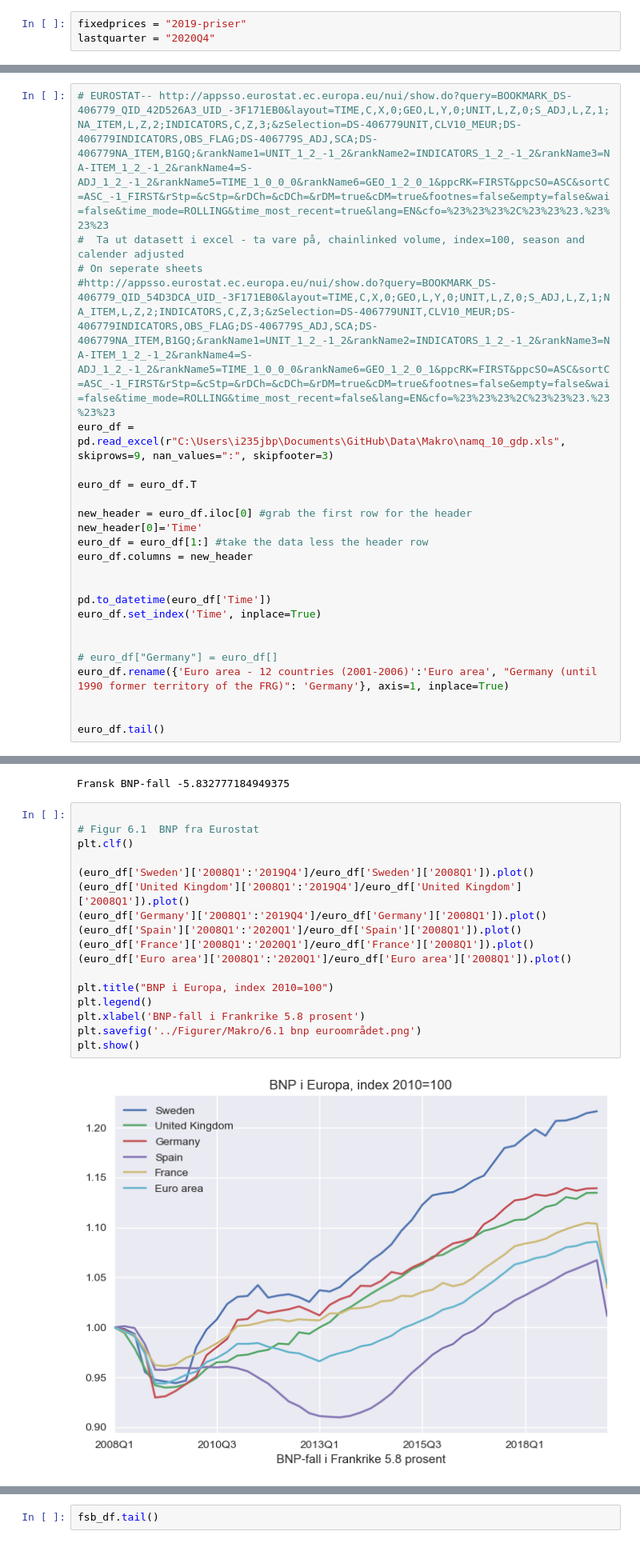
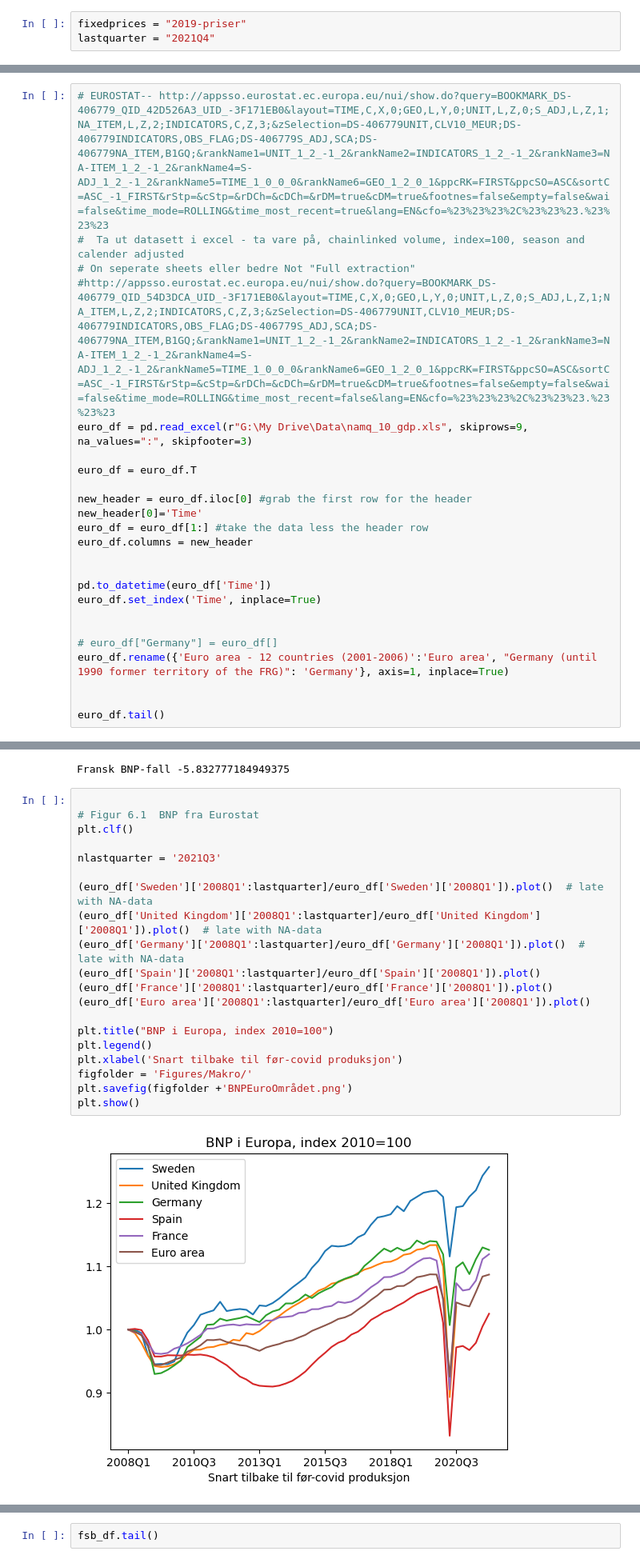
Before and after one commit to DataScienceLead/RealInvestment, a Jupyter notebook: makrofigures.ipynb, the cells around one changed output, grey strips where cells are left out. Shown at 80% size. Saved outputs shown, nothing was run; the diff lists cells and outputs as text.

```diff
--- a/makrofigures.ipynb
+++ b/makrofigures.ipynb
@@ -24,6 +24,6 @@ sns.__version__, pd.__version__
 # %%
 fixedprices = "2019-priser"
-lastquarter = "2020Q4"
+lastquarter = "2021Q4"
 # %% [markdown]
 <h2>National accounts</h2>
 Source: Statitics Norway
@@ -906,9 +1036,9 @@ plt.show()
 # %%
 # EUROSTAT-- http://appsso.eurostat.ec.europa.eu/nui/show.do?query=BOOKMARK_DS-406779_QID_42D526A3_UID_-3F171EB0&layout=TIME,C,X,0;GEO,L,Y,0;UNIT,L,Z,0;S_ADJ,L,Z,1;NA_ITEM,L,Z,2;INDICATORS,C,Z,3;&zSelection=DS-406779UNIT,CLV10_MEUR;DS-406779INDICATORS,OBS_FLAG;DS-406779S_ADJ,SCA;DS-406779NA_ITEM,B1GQ;&rankName1=UNIT_1_2_-1_2&rankName2=INDICATORS_1_2_-1_2&rankName3=NA-ITEM_1_2_-1_2&rankName4=S-ADJ_1_2_-1_2&rankName5=TIME_1_0_0_0&rankName6=GEO_1_2_0_1&ppcRK=FIRST&ppcSO=ASC&sortC=ASC_-1_FIRST&rStp=&cStp=&rDCh=&cDCh=&rDM=true&cDM=true&footnes=false&empty=false&wai=false&time_mode=ROLLING&time_most_recent=true&lang=EN&cfo=%23%23%23%2C%23%23%23.%23%23%23
 #  Ta ut datasett i excel - ta vare på, chainlinked volume, index=100, season and calender adjusted
-# On seperate sheets
+# On seperate sheets eller bedre Not "Full extraction"
 #http://appsso.eurostat.ec.europa.eu/nui/show.do?query=BOOKMARK_DS-406779_QID_54D3DCA_UID_-3F171EB0&layout=TIME,C,X,0;GEO,L,Y,0;UNIT,L,Z,0;S_ADJ,L,Z,1;NA_ITEM,L,Z,2;INDICATORS,C,Z,3;&zSelection=DS-406779UNIT,CLV10_MEUR;DS-406779INDICATORS,OBS_FLAG;DS-406779S_ADJ,SCA;DS-406779NA_ITEM,B1GQ;&rankName1=UNIT_1_2_-1_2&rankName2=INDICATORS_1_2_-1_2&rankName3=NA-ITEM_1_2_-1_2&rankName4=S-ADJ_1_2_-1_2&rankName5=TIME_1_0_0_0&rankName6=GEO_1_2_0_1&ppcRK=FIRST&ppcSO=ASC&sortC=ASC_-1_FIRST&rStp=&cStp=&rDCh=&cDCh=&rDM=true&cDM=true&footnes=false&empty=false&wai=false&time_mode=ROLLING&time_most_recent=false&lang=EN&cfo=%23%23%23%2C%23%23%23.%23%23%23
-euro_df = pd.read_excel(r"C:\Users\i235jbp\Documents\GitHub\Data\Makro\namq_10_gdp.xls", skiprows=9, nan_values=":", skipfooter=3)
+euro_df = pd.read_excel(r"G:\My Drive\Data\namq_10_gdp.xls", skiprows=9, na_values=":", skipfooter=3)
 
 euro_df = euro_df.T
 
@@ -943,22 +1073,25 @@ Fransk BNP-fall -5.832777184949375
 # %%
 
 # Figur 6.1  BNP fra Eurostat
 plt.clf()
 
-(euro_df['Sweden']['2008Q1':'2019Q4']/euro_df['Sweden']['2008Q1']).plot()
-(euro_df['United Kingdom']['2008Q1':'2019Q4']/euro_df['United Kingdom']['2008Q1']).plot()
-(euro_df['Germany']['2008Q1':'2019Q4']/euro_df['Germany']['2008Q1']).plot()
-(euro_df['Spain']['2008Q1':'2020Q1']/euro_df['Spain']['2008Q1']).plot()
-(euro_df['France']['2008Q1':'2020Q1']/euro_df['France']['2008Q1']).plot()
-(euro_df['Euro area']['2008Q1':'2020Q1']/euro_df['Euro area']['2008Q1']).plot()
+nlastquarter = '2021Q3'
+
+(euro_df['Sweden']['2008Q1':lastquarter]/euro_df['Sweden']['2008Q1']).plot()  # late with NA-data
+(euro_df['United Kingdom']['2008Q1':lastquarter]/euro_df['United Kingdom']['2008Q1']).plot()  # late with NA-data
+(euro_df['Germany']['2008Q1':lastquarter]/euro_df['Germany']['2008Q1']).plot()  # late with NA-data
+(euro_df['Spain']['2008Q1':lastquarter]/euro_df['Spain']['2008Q1']).plot()
+(euro_df['France']['2008Q1':lastquarter]/euro_df['France']['2008Q1']).plot()
+(euro_df['Euro area']['2008Q1':lastquarter]/euro_df['Euro area']['2008Q1']).plot()
 
 plt.title("BNP i Europa, index 2010=100")
 plt.legend()
-plt.xlabel('BNP-fall i Frankrike 5.8 prosent')
-plt.savefig('../Figurer/Makro/6.1 bnp euroområdet.png')
+plt.xlabel('Snart tilbake til før-covid produksjon')
+figfolder = 'Figures/Makro/'
+plt.savefig(figfolder +'BNPEuroOmrådet.png')
 plt.show()
 # %% [output]
-[figure, old version]
+[figure, new version]
 # %%
 
 plt.clf()
```
Also changed, not shown: parts of 65 cells of this notebook, 24 other files.
